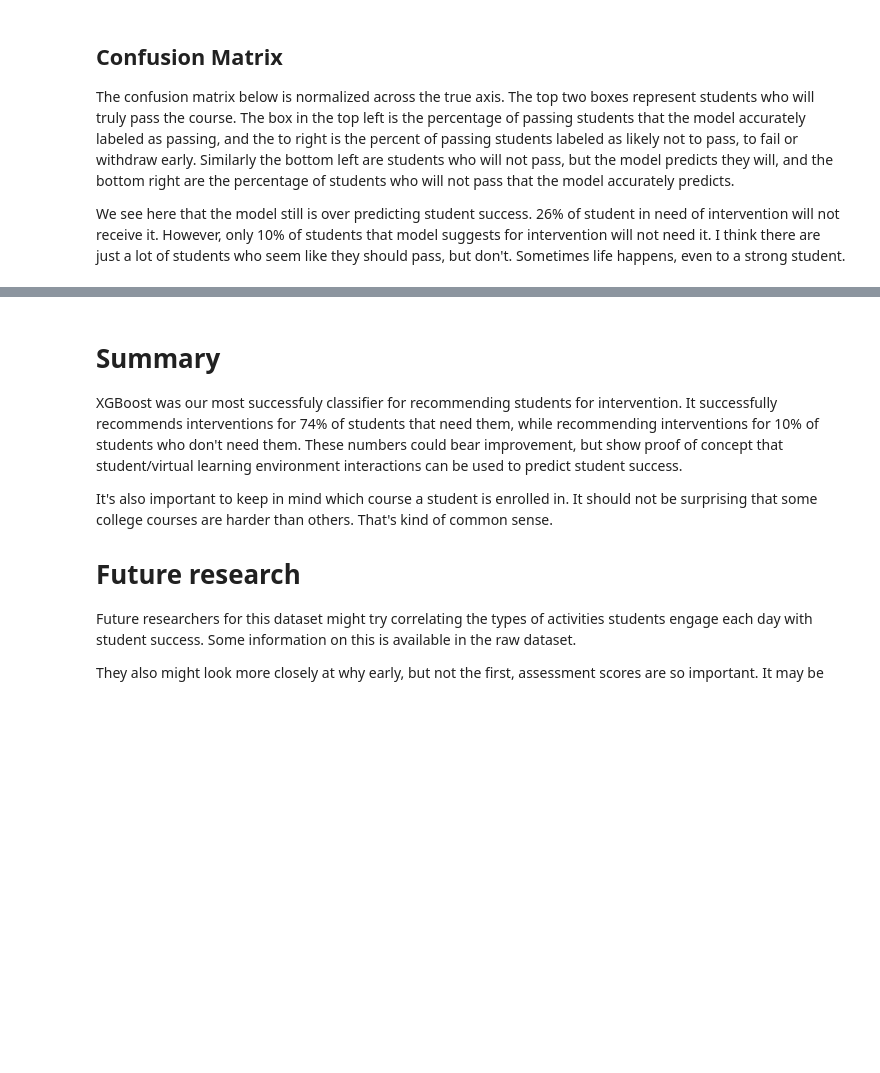
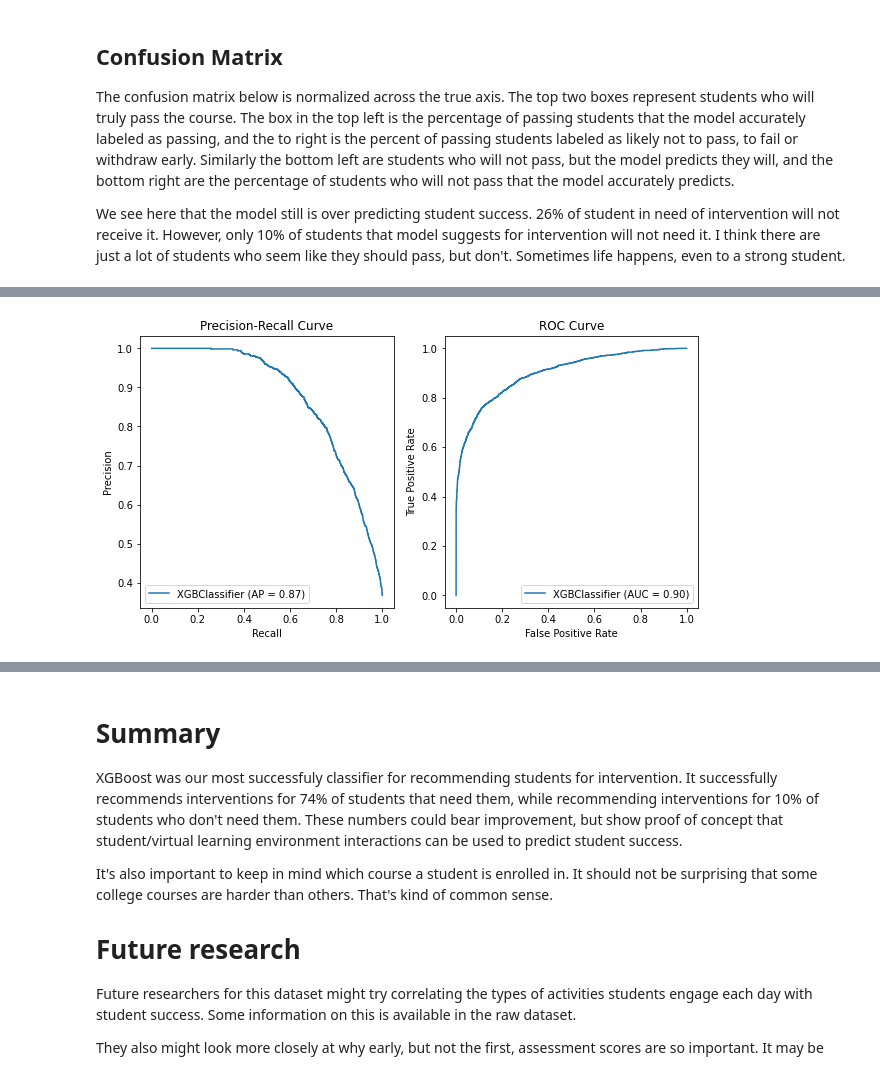
Before and after one commit to Caellwyn/ou_student_predictions, a Jupyter notebook: notebooks/shallow_timeseries_models_smoting.ipynb, the cells around one changed output, grey strips where cells are left out. Cells and saved outputs as stored; diff of their text form; code cells hidden in the pictures; blank space fills up the shorter version.

```diff
--- a/notebooks/shallow_timeseries_models_smoting.ipynb
+++ b/notebooks/shallow_timeseries_models_smoting.ipynb
@@ -402,0 +348,10 @@ heatmap(confusion, annot=True, cmap='Greens')
+# %%
+fig, axes = plt.subplots(1,2, figsize=(10,5))
+plot_precision_recall_curve(clf, X_test, y_test, ax = axes[0])
+axes[0].set_title('Precision-Recall Curve')
+
+plot_roc_curve(clf, X_test, y_test, ax= axes[1])
+axes[1].set_title('ROC Curve')
+plt.show()
+# %% [output]
+[figure, new version]
```
Also changed, not shown: parts of 17 cells of this notebook, 1 other file.
